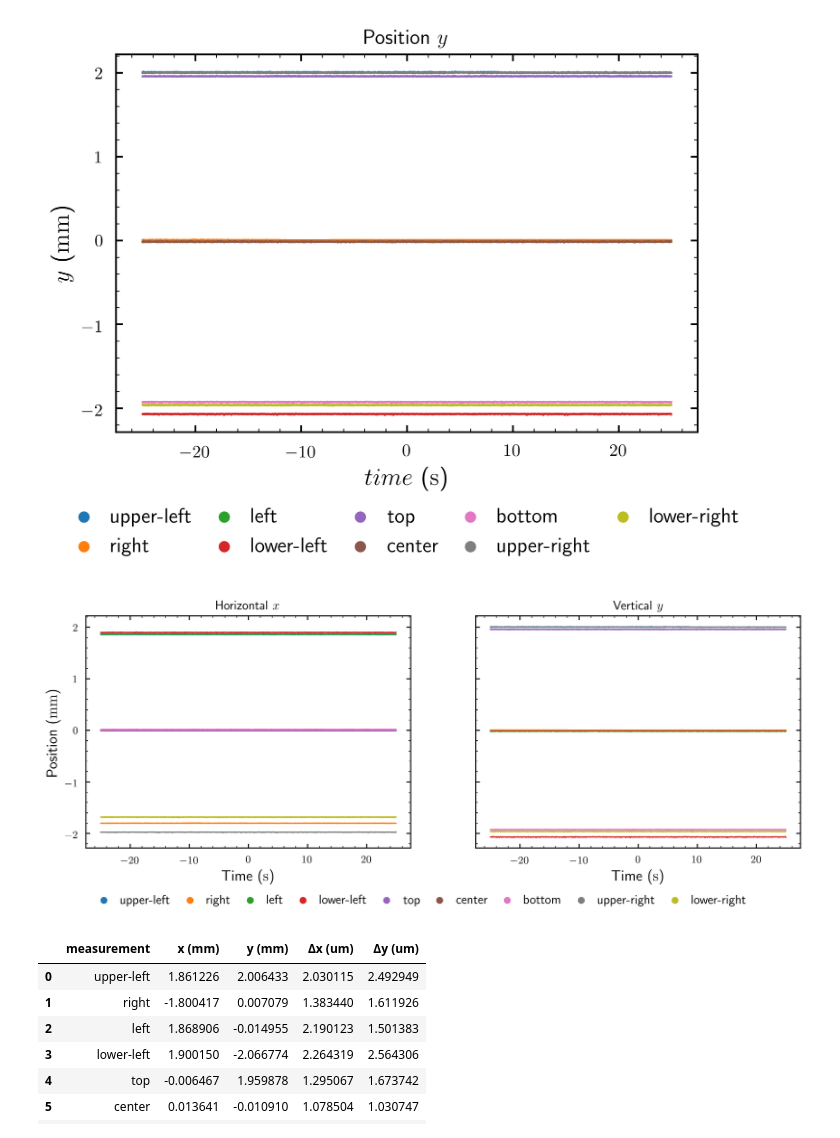
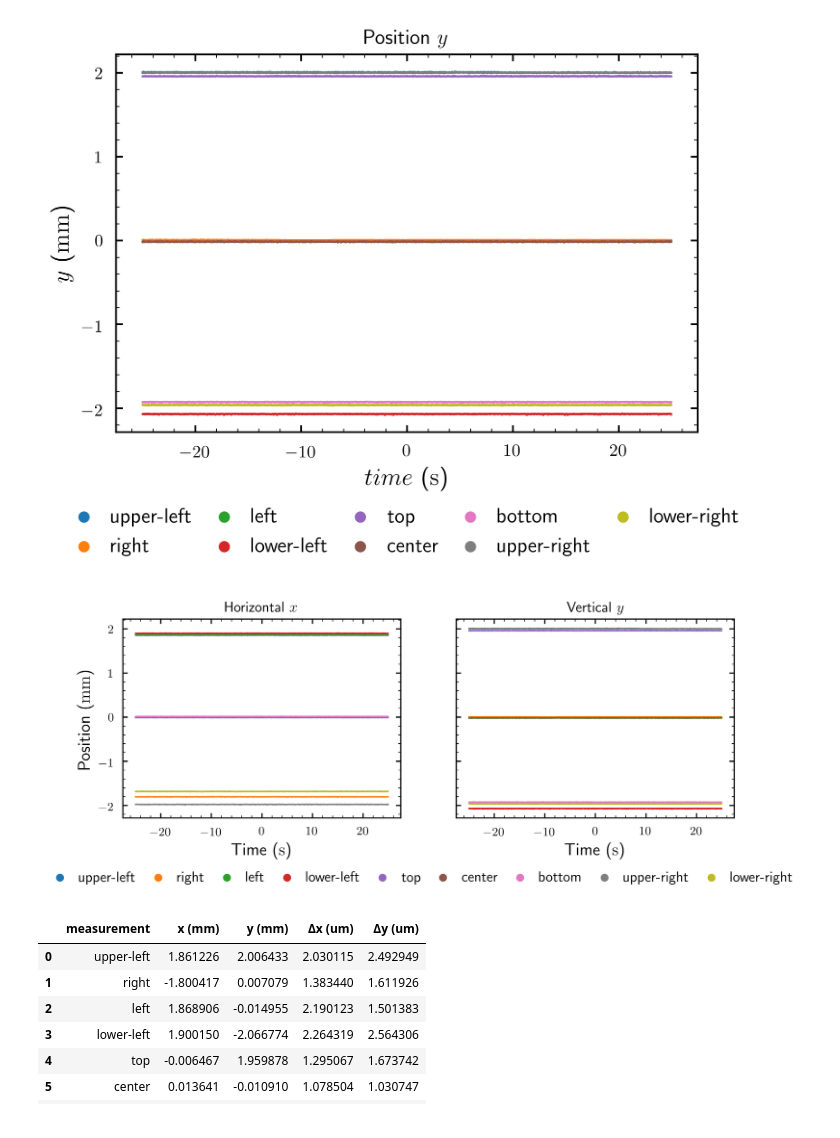
Before and after one commit to bodokaiser/position-sensitive-detector, a Jupyter notebook: measurements/analysis.ipynb, the cells around one changed output. Saved outputs shown, nothing was run; the diff lists cells and outputs as text; code cells hidden in the pictures.

```diff
--- a/measurements/analysis.ipynb
+++ b/measurements/analysis.ipynb
@@ -119,7 +119,7 @@ plt.show()
 # %% [output]
 [figure]
 # %%
-fig, axes = plt.subplots(nrows=1, ncols=3, dpi=300, figsize=(12, 4), sharey=True)
+fig, axes = plt.subplots(nrows=1, ncols=3, dpi=300, figsize=(10, 3), sharey=True)
 
 axes[0].set_title('DIFFX')
 for (pos, df) in data.items():
@@ -180,29 +180,29 @@ plt.show()
 # %% [output]
 [figure]
 # %%
-fig, axes = plt.subplots(nrows=1, ncols=2, dpi=300, figsize=(12, 4), sharey=True)
+fig, axes = plt.subplots(nrows=1, ncols=2, dpi=300, figsize=(9, 3), sharey=True)
 
 axes[0].set_title(r'Horizontal $x$')
 axes[1].set_title(r'Vertical $y$')
 
 for (pos, df) in data.items():
     x, y = convert(df)
 
     axes[0].scatter(df['time'], x, s=0.1, label=pos)
     axes[1].scatter(df['time'], y, s=0.1, label=pos)
 
 for axis in axes:
     axis.set_xlabel(r'Time (\si{\second})')
 axes[0].set_ylabel(r'Position (\si{\milli\meter})')
 
-legend = plt.legend(loc='lower left', bbox_to_anchor=(-1.2, -0.3), ncol=10)
+legend = plt.legend(loc='lower left', bbox_to_anchor=(-1.5, -0.4), ncol=10)
 for handle in legend.legendHandles:
     handle._sizes = [30]
 
 plt.savefig(os.path.join(figuredir, 'positions.png'))
 plt.show()
 # %% [output]
-[figure, old version]
+[figure, new version]
 # %%
 stats = {
     'measurement': [],
```
Also changed, not shown: parts of 1 cell of this notebook, 3 other files.
